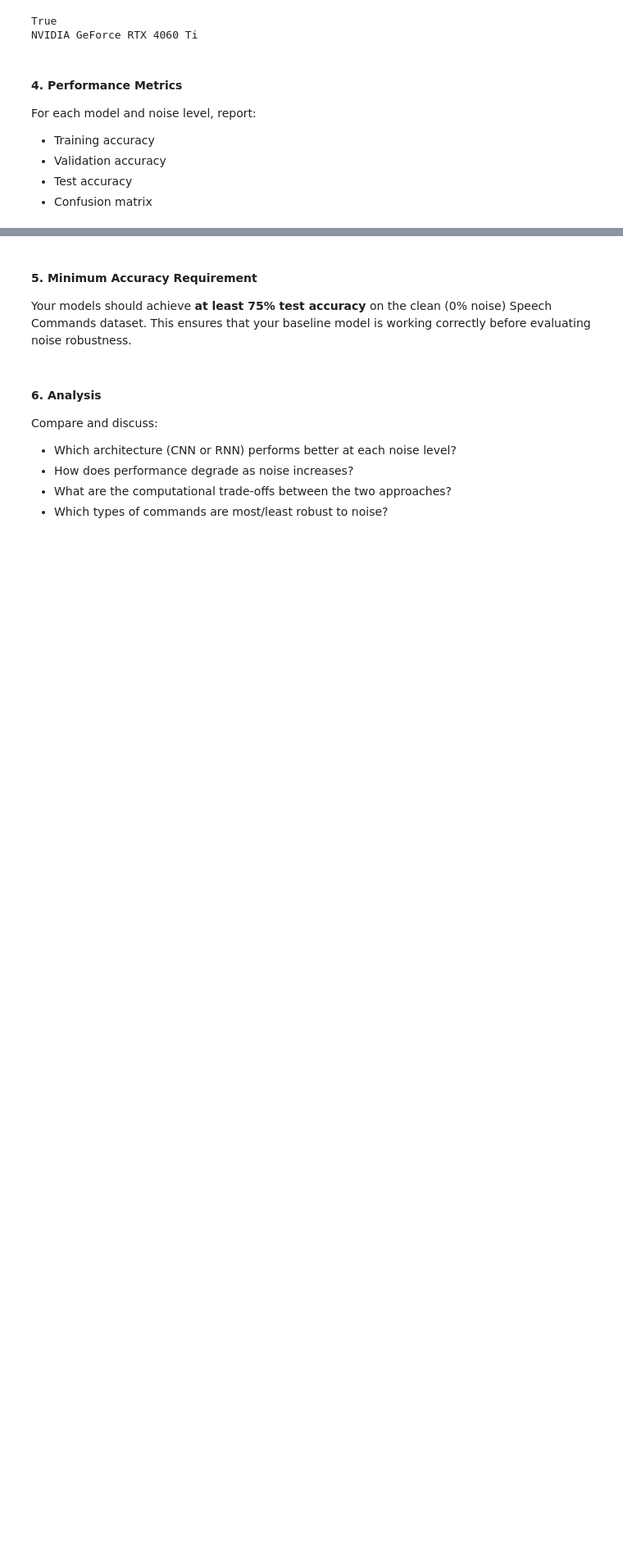
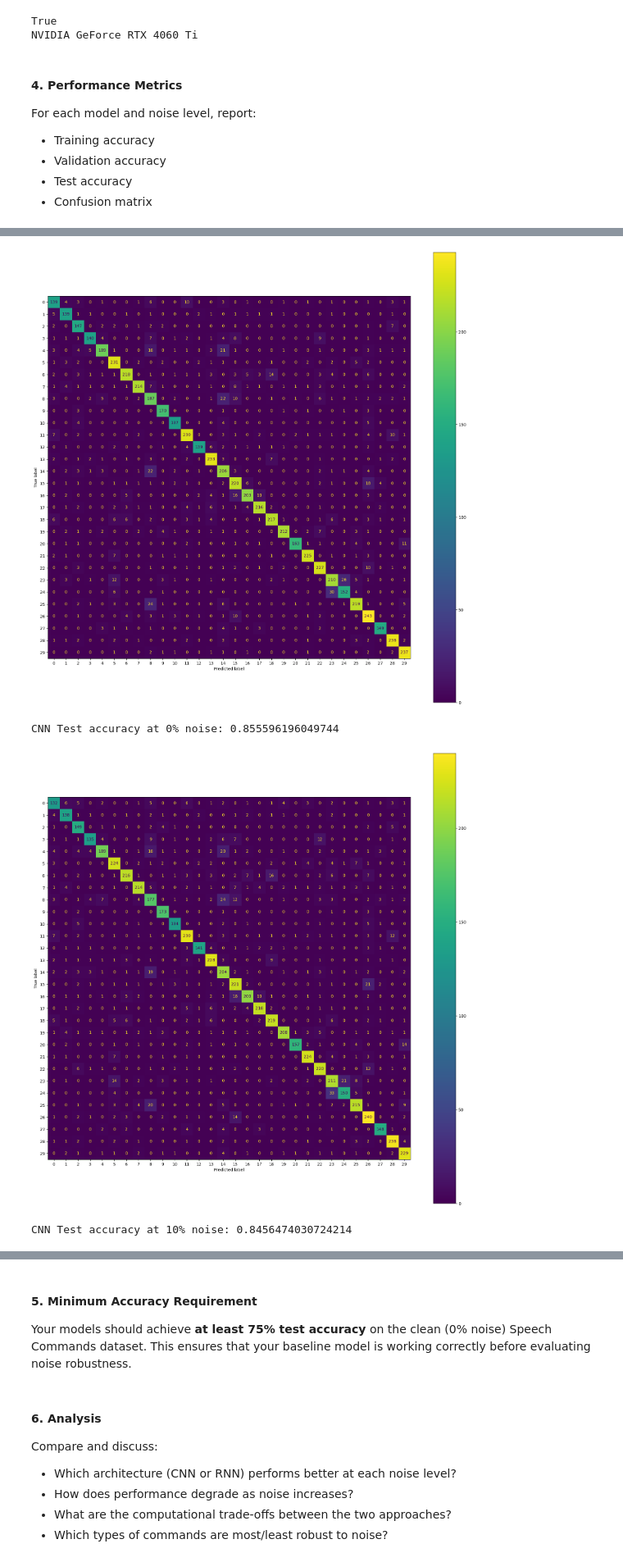
Before and after one commit to Kebertr/D7046E_ANN3_Group6, a Jupyter notebook: ANN_Project_Group6.ipynb, the cells around one changed output, grey strips where cells are left out. Shown at 82% size. Saved outputs shown, nothing was run; the diff lists cells and outputs as text; code cells hidden in the pictures; blank space fills up the shorter version.

```diff
--- a/ANN_Project_Group6.ipynb
+++ b/ANN_Project_Group6.ipynb
@@ -59,9 +59,16 @@ import torch.nn as nn
 import torch.nn.functional as F
 from torch import optim
 from torchaudio.transforms import Resample
+import torchaudio
 # Running with gpu otherwise it takes ages
-gpu = torch.device("cuda" if torch.cuda.is_available() else "cpu")
-torchaudio.set_audio_backend("soundfile")
+if torch.cuda.is_available():
+    gpu = torch.device("cuda")  # Nvidia GPU
+elif torch.backends.mps.is_available():
+    gpu = torch.device("mps") # Mac Supported GPU
+else:
+    gpu = torch.device("cpu")   # Fallback to CPU
+
+print(f"Using device: {gpu}")
 # To enable confusion matrix to render and then continue
 plt.ion()
 # %% [output]
@@ -290,7 +298,7 @@ True
 NVIDIA GeForce RTX 4060 Ti
 # %%
 # CNN - Train and Test functions
-def train_model(model, criterion, optimizer, train_loader, val_loader, num_epochs):
+def train_model(model, criterion, optimizer, train_loader, val_loader, num_epochs, level):
     min_LSTM_loss = 10
 
     model.train()
@@ -333,6 +341,7 @@ def train_model(model, criterion, optimizer, train_loader, val_loader, num_epoch
         with torch.no_grad():
             correct = 0
             total = 0
+            cnn_path = f'best_cnn_model_{level}.pt'
             for waveform, targets in val_loader:
                 waveform = waveform.to(gpu)
                 targets = targets.to(gpu)
@@ -356,10 +365,10 @@ def train_model(model, criterion, optimizer, train_loader, val_loader, num_epoch
         epoch_validation_loss /= len(val_loader)
         if epoch_validation_loss<min_LSTM_loss:
             min_LSTM_loss = epoch_validation_loss
-            torch.save(model, 'best_model.pt')
+            torch.save(model, cnn_path)
         print("validation accuracy: ", correct/total)
 
-    return torch.load("best_model.pt")
+    return torch.load("best_model.pt", weights_only=False)
 # %%
 # CNN - Test function
 def test_model(model, test_loader):
@@ -427,13 +436,10 @@ for levels in noise_levels:
     optimizer = optim.Adam(model.parameters(), lr=LEARNING_RATE, weight_decay=1e-3)
     train_noise_0 = NoisyDataset(train_dataset, train_dataset_noise, noise_level=levels)
     val_noise_0 = NoisyDataset(val_dataset, val_dataset_noise, noise_level=levels)
-    test_noise_0 = NoisyDataset(test_dataset, test_dataset_noise, noise_level=levels)
 
     train_loader = DataLoader(train_noise_0, batch_size=64, shuffle=True)
 
     val_loader = DataLoader(val_noise_0, batch_size=64, shuffle=False)
-    test_loader = DataLoader(test_noise_0, batch_size=64, shuffle=False)
 
-    trained_model = train_model(model, criterion, optimizer, train_loader, val_loader, 10)
-    print(test_model(trained_model, test_loader))
+    trained_model = train_model(model, criterion, optimizer, train_loader, val_loader, 10, levels)
 # %% [output]
@@ -464,0 +476,20 @@ KeyboardInterrupt:
+# %%
+# CNN - Testing across noise levels (run separately so we dont have to retrain)
+noise_levels = [0, 0.1, 0.5]
+cnn_accuracies = []
+
+for levels in noise_levels:
+    trained_cnn = torch.load(f'best_cnn_model_{levels}.pt', weights_only=False)
+    trained_cnn.to(gpu)
+
+    test_noise_cnn = NoisyDataset(test_dataset, test_dataset_noise, noise_level=levels)
+    test_loader = DataLoader(test_noise_cnn, batch_size=64, shuffle=False)
+
+    acc = test_model(trained_cnn, test_loader)
+    cnn_accuracies.append(acc)
+    print(f"CNN Test accuracy at {int(levels*100)}% noise: {acc}")
+# %% [output]
+[figure, added]
+CNN Test accuracy at 0% noise: 0.855596196049744
+[figure, added]
+CNN Test accuracy at 10% noise: 0.8456474030724214
```
Also changed, not shown: parts of 9 cells of this notebook, 6 other files.
